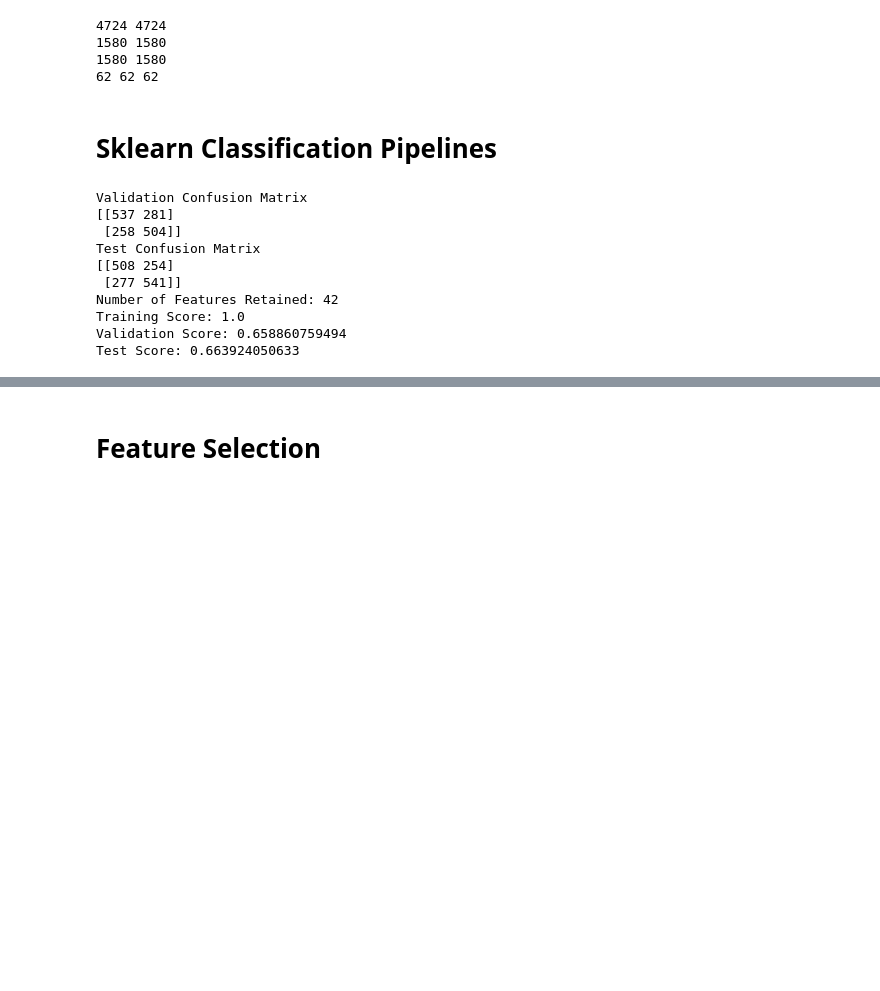
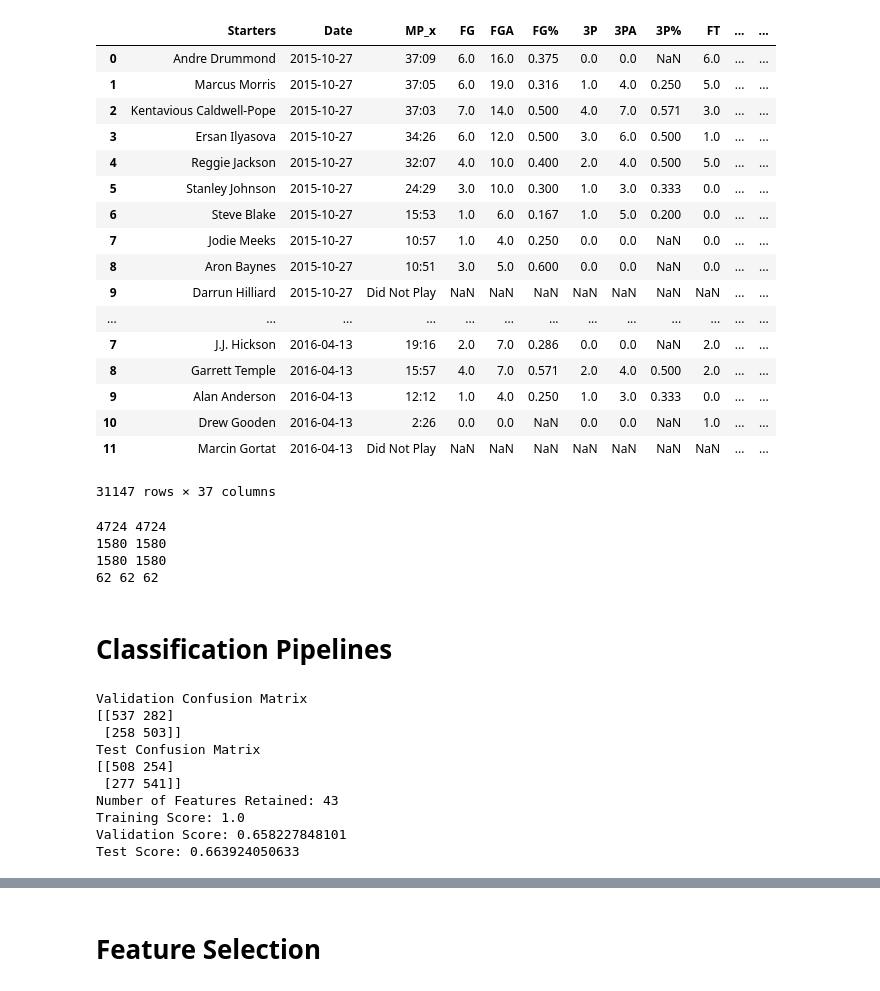
Before and after one commit to alhuang10/Basketball-Predictions, a Jupyter notebook: model_training.ipynb, the cells around one changed output, grey strips where cells are left out. Drawn from its saved outputs; the diff is of its cells as text; code cells hidden in the pictures; blank space fills up the shorter version.

```diff
--- a/model_training.ipynb
+++ b/model_training.ipynb
@@ -101,3 +154,24 @@ Time Elapsed: 112.4008219242096
+# %%
+player_data_2015
+# %% [output]
+|  | Starters | Date | MP_x | FG | FGA | FG% | 3P | 3PA | 3P% | FT | ... | ... |
+| 0 | Andre Drummond | 2015-10-27 | 37:09 | 6.0 | 16.0 | 0.375 | 0.0 | 0.0 | NaN | 6.0 | ... | ... |
+| 1 | Marcus Morris | 2015-10-27 | 37:05 | 6.0 | 19.0 | 0.316 | 1.0 | 4.0 | 0.250 | 5.0 | ... | ... |
+| 2 | Kentavious Caldwell-Pope | 2015-10-27 | 37:03 | 7.0 | 14.0 | 0.500 | 4.0 | 7.0 | 0.571 | 3.0 | ... | ... |
+| 3 | Ersan Ilyasova | 2015-10-27 | 34:26 | 6.0 | 12.0 | 0.500 | 3.0 | 6.0 | 0.500 | 1.0 | ... | ... |
+| 4 | Reggie Jackson | 2015-10-27 | 32:07 | 4.0 | 10.0 | 0.400 | 2.0 | 4.0 | 0.500 | 5.0 | ... | ... |
+| 5 | Stanley Johnson | 2015-10-27 | 24:29 | 3.0 | 10.0 | 0.300 | 1.0 | 3.0 | 0.333 | 0.0 | ... | ... |
+| 6 | Steve Blake | 2015-10-27 | 15:53 | 1.0 | 6.0 | 0.167 | 1.0 | 5.0 | 0.200 | 0.0 | ... | ... |
+| 7 | Jodie Meeks | 2015-10-27 | 10:57 | 1.0 | 4.0 | 0.250 | 0.0 | 0.0 | NaN | 0.0 | ... | ... |
+| 8 | Aron Baynes | 2015-10-27 | 10:51 | 3.0 | 5.0 | 0.600 | 0.0 | 0.0 | NaN | 0.0 | ... | ... |
+| 9 | Darrun Hilliard | 2015-10-27 | Did Not Play | NaN | NaN | NaN | NaN | NaN | NaN | NaN | ... | ... |
+| ... | ... | ... | ... | ... | ... | ... | ... | ... | ... | ... | ... | ... |
+| 7 | J.J. Hickson | 2016-04-13 | 19:16 | 2.0 | 7.0 | 0.286 | 0.0 | 0.0 | NaN | 2.0 | ... | ... |
+| 8 | Garrett Temple | 2016-04-13 | 15:57 | 4.0 | 7.0 | 0.571 | 2.0 | 4.0 | 0.500 | 2.0 | ... | ... |
+| 9 | Alan Anderson | 2016-04-13 | 12:12 | 1.0 | 4.0 | 0.250 | 1.0 | 3.0 | 0.333 | 0.0 | ... | ... |
+| 10 | Drew Gooden | 2016-04-13 | 2:26 | 0.0 | 0.0 | NaN | 0.0 | 0.0 | NaN | 1.0 | ... | ... |
+| 11 | Marcin Gortat | 2016-04-13 | Did Not Play | NaN | NaN | NaN | NaN | NaN | NaN | NaN | ... | ... |
+31147 rows × 37 columns
 # %%
 print(len(all_train_features), len(all_train_outputs))
 print(len(all_validation_features), len(all_validation_outputs))
@@ -110,5 +184,5 @@ print(len(all_train_features[0]), len(all_validation_features[0]), len(all_test_
 1580 1580
 62 62 62
 # %% [markdown]
-# Sklearn Classification Pipelines
+# Classification Pipelines
 # %%
@@ -135,15 +209,15 @@ def create_and_run_pipeline(feature_selection_model, clf_model):
 feature_selection_model = SelectFromModel(LinearSVC(C=0.1, penalty="l1", dual=False))
 clf_model = linear_model.LogisticRegression(penalty='l2')
 
-create_and_run_pipeline(feature_selection_model, clf_model)
+classification_pipeline(feature_selection_model, clf_model)
 # %% [output]
 Validation Confusion Matrix
-[[537 281]
- [258 504]]
+[[537 282]
+ [258 503]]
 Test Confusion Matrix
 [[508 254]
  [277 541]]
-Number of Features Retained: 42
+Number of Features Retained: 43
 Training Score: 1.0
-Validation Score: 0.658860759494
+Validation Score: 0.658227848101
 Test Score: 0.663924050633
```
Also changed, not shown: parts of 22 cells of this notebook.
